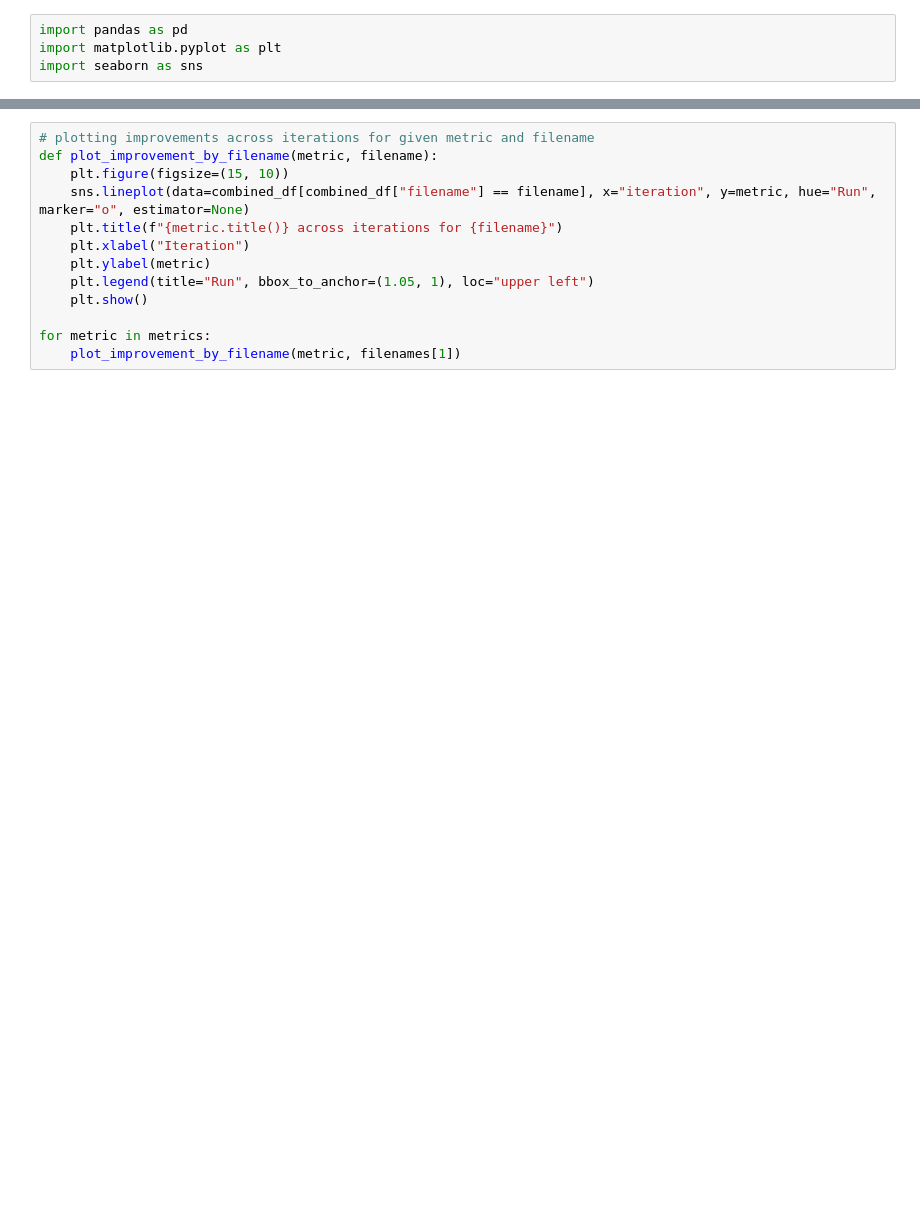
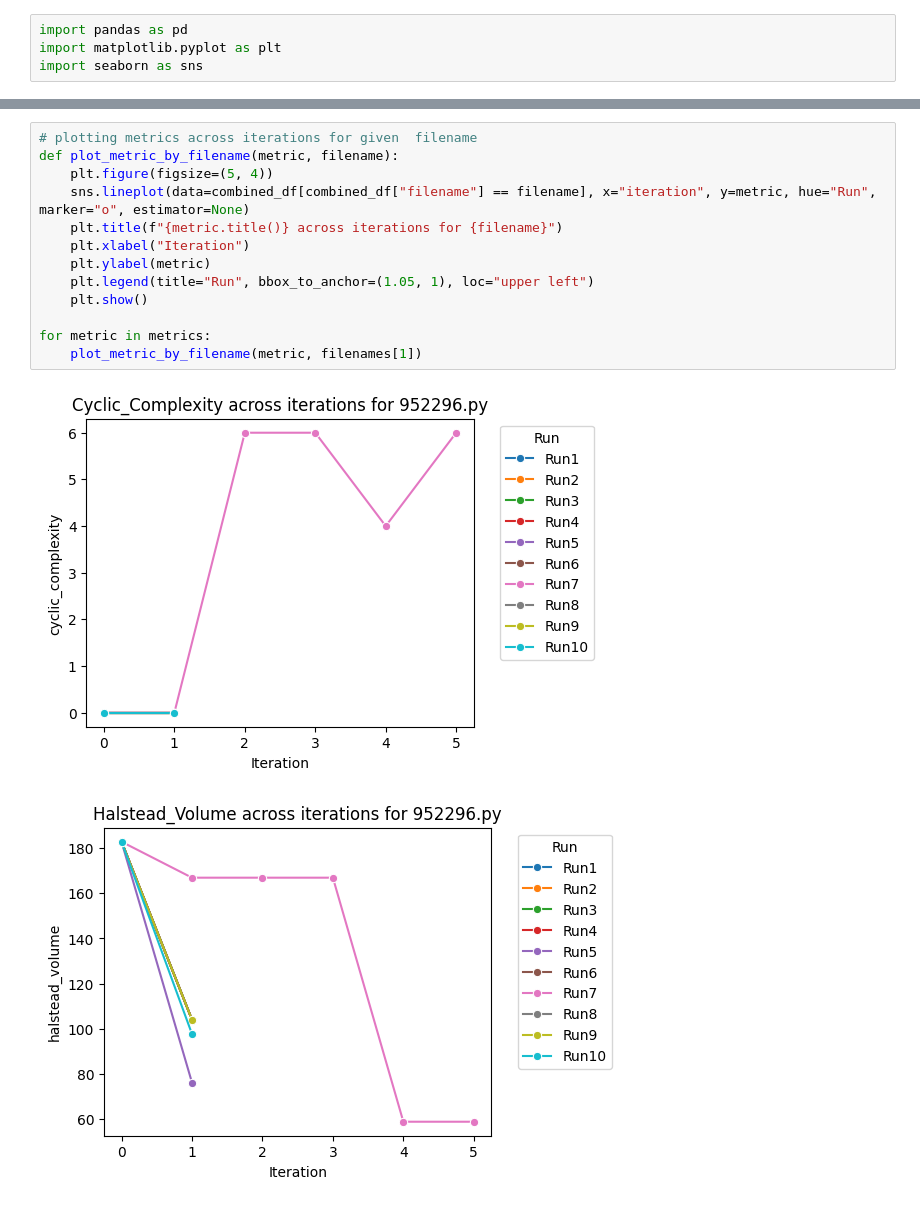
Before and after one commit to MileyNg/Code-Refactoring-Assistant, a Jupyter notebook: script/create_plot.ipynb, the cells around one changed output, grey strips where cells are left out. Saved outputs shown, nothing was run; the diff lists cells and outputs as text; blank space fills up the shorter version.

```diff
--- a/script/create_plot.ipynb
+++ b/script/create_plot.ipynb
@@ -26,13 +170,16 @@ metrics = ["cyclic_complexity", "loc", "maintainability_index", "halstead_volume
 # %%
-# plotting improvements across iterations for given metric and filename
-def plot_improvement_by_filename(metric, filename):
-    plt.figure(figsize=(15, 10))
+# plotting metrics across iterations for given  filename
+def plot_metric_by_filename(metric, filename):
+    plt.figure(figsize=(5, 4))
     sns.lineplot(data=combined_df[combined_df["filename"] == filename], x="iteration", y=metric, hue="Run", marker="o", estimator=None)
     plt.title(f"{metric.title()} across iterations for {filename}")
     plt.xlabel("Iteration")
     plt.ylabel(metric)
     plt.legend(title="Run", bbox_to_anchor=(1.05, 1), loc="upper left")
     plt.show()
 
 for metric in metrics:
-    plot_improvement_by_filename(metric, filenames[1])
+    plot_metric_by_filename(metric, filenames[1])
+# %% [output]
+[figure, added]
+[figure, added]
```
Also changed, not shown: parts of 11 cells of this notebook.
